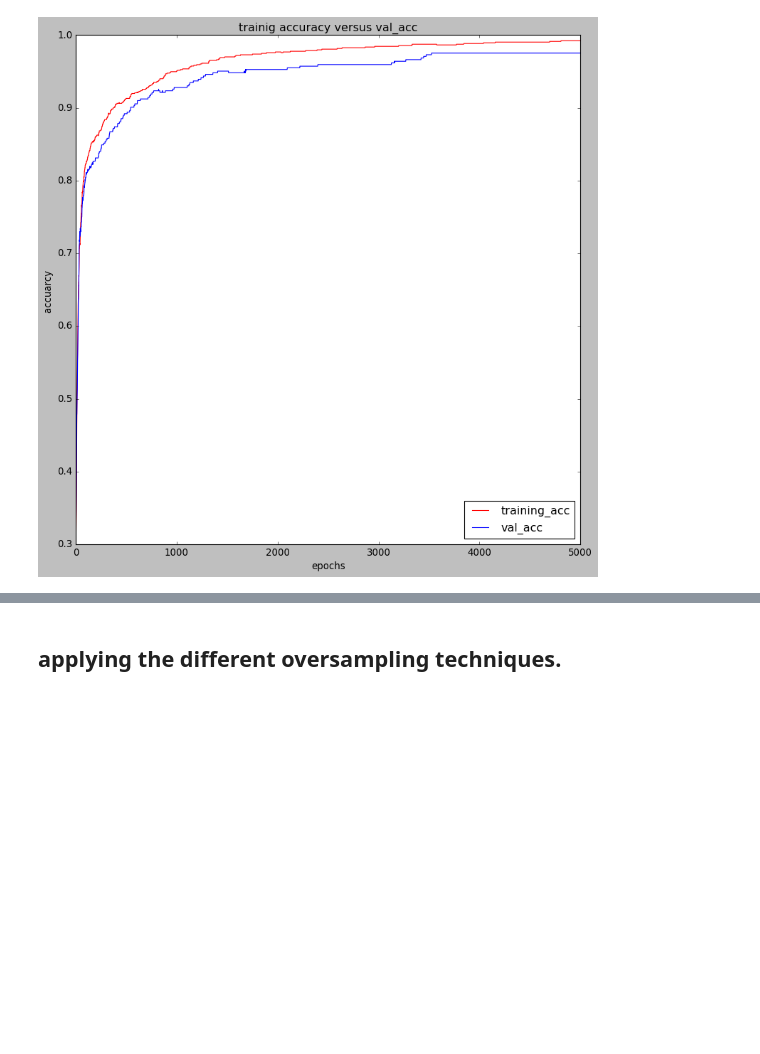
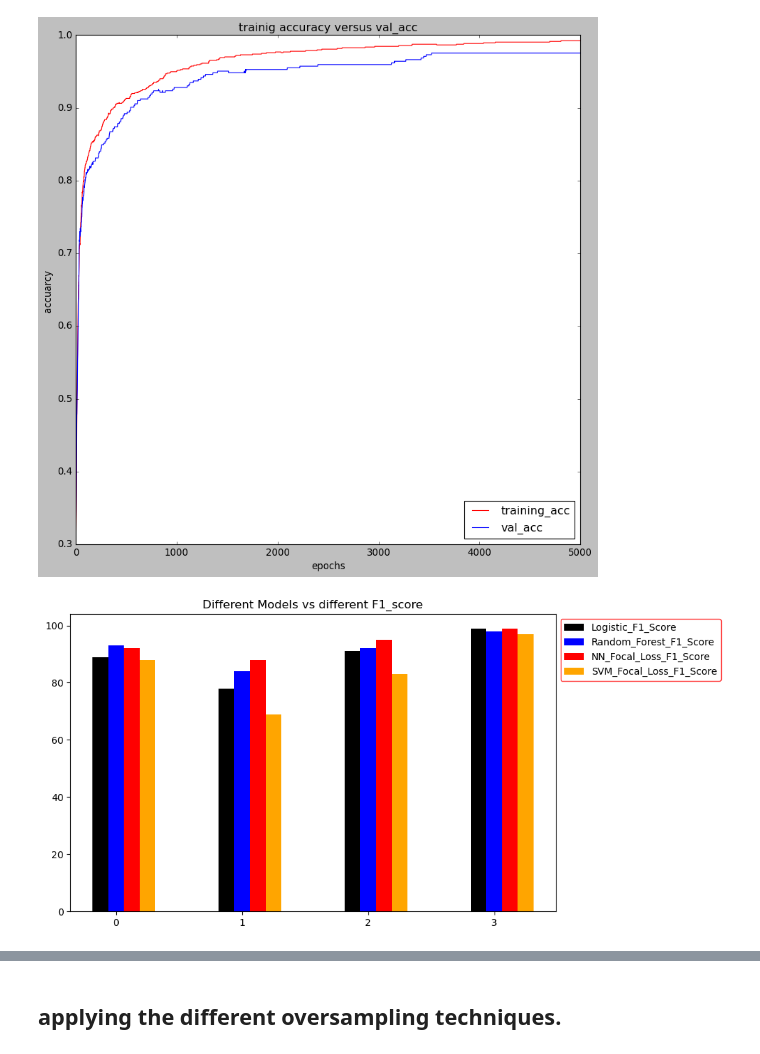
Before and after one commit to Thebrownboy/BioMetrica, a Jupyter notebook: Untitled.ipynb, the cells around one changed output, grey strips where cells are left out. Saved outputs shown, nothing was run; the diff lists cells and outputs as text; code cells hidden in the pictures; blank space fills up the shorter version.

Commit message:
adding the analysis of the output after applying different models , showing the accuracies of them

```diff
--- a/Untitled.ipynb
+++ b/Untitled.ipynb
@@ -476,3 +494,54 @@ plt.ylabel('accuarcy ')
 plt.tight_layout()
 # %% [output]
 [figure]
+# %%
+classes=[0,1,2,3]
+reg_f1_score_training=[95,82,95,100]
+reg_f1_score_val     =[89,78,91,99]
+
+RF_f1_score_training =[100,100,100,100]
+RF_f1_score_val      =[93,84,92,98]
+
+
+SVM_f1_score_training =[95,81,94,99]
+SVM_f1_score_val      =[88,69,83,97]
+
+
+NN_f1_score_training =[98,94,98,100]
+NN_f1_score_val      =[92,88,95,99]
+
+x_indexes = np.arange(len(classes))
+width=0.125 # you can change it
+
+plt.figure(figsize=(10,5))
+plt.bar(x_indexes-width,reg_f1_score_val,
+        color="black",label="Logistic_F1_Score",width=width)
+
+plt.bar(x_indexes,RF_f1_score_val
+        ,color="blue",label="Random_Forest_F1_Score",width=width)
+
+plt.bar(x_indexes+width,NN_f1_score_val,
+        color="red",label="NN_Focal_Loss_F1_Score",width=width)
+plt.bar(x_indexes+2*width,SVM_f1_score_val,
+        color="orange",label="SVM_Focal_Loss_F1_Score",width=width)
+
+
+
+plt.xticks(ticks=x_indexes,labels=classes)
+
+plt.title("Different Models vs different F1_score")
+
+
+plt.use_sticky_edges = False
+
+
+
+leg = plt.legend(bbox_to_anchor=(1,1))
+leg.get_frame().set_edgecolor('r')
+
+leg.get_frame().set_linewidth(1.0)
+plt.tight_layout()
+plt.savefig("F1_Score_For_Different_Models_before_applying_anything.png")
+plt.show()
+# %% [output]
+[figure, added]
```
Also changed, not shown: parts of 13 cells of this notebook, 3 other files.
